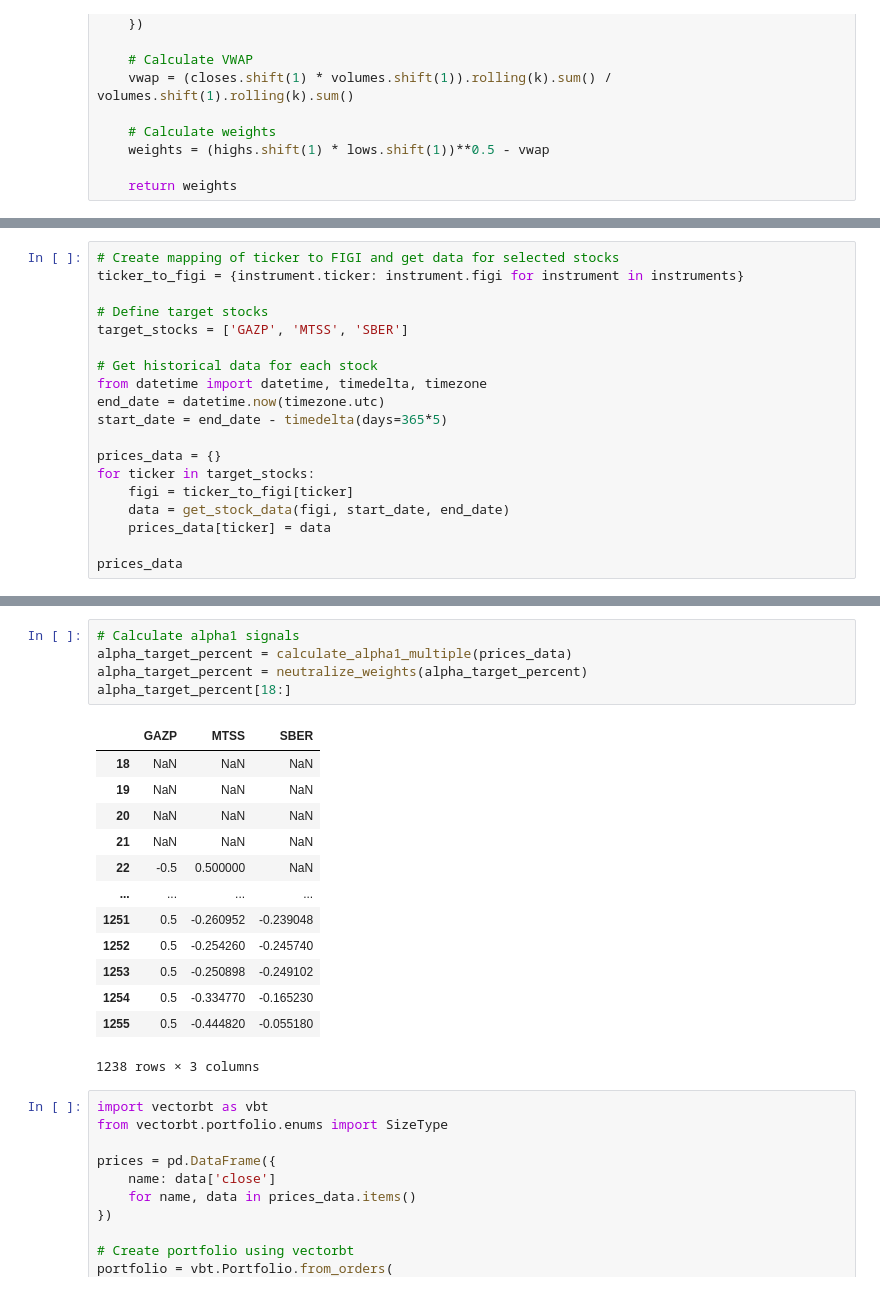
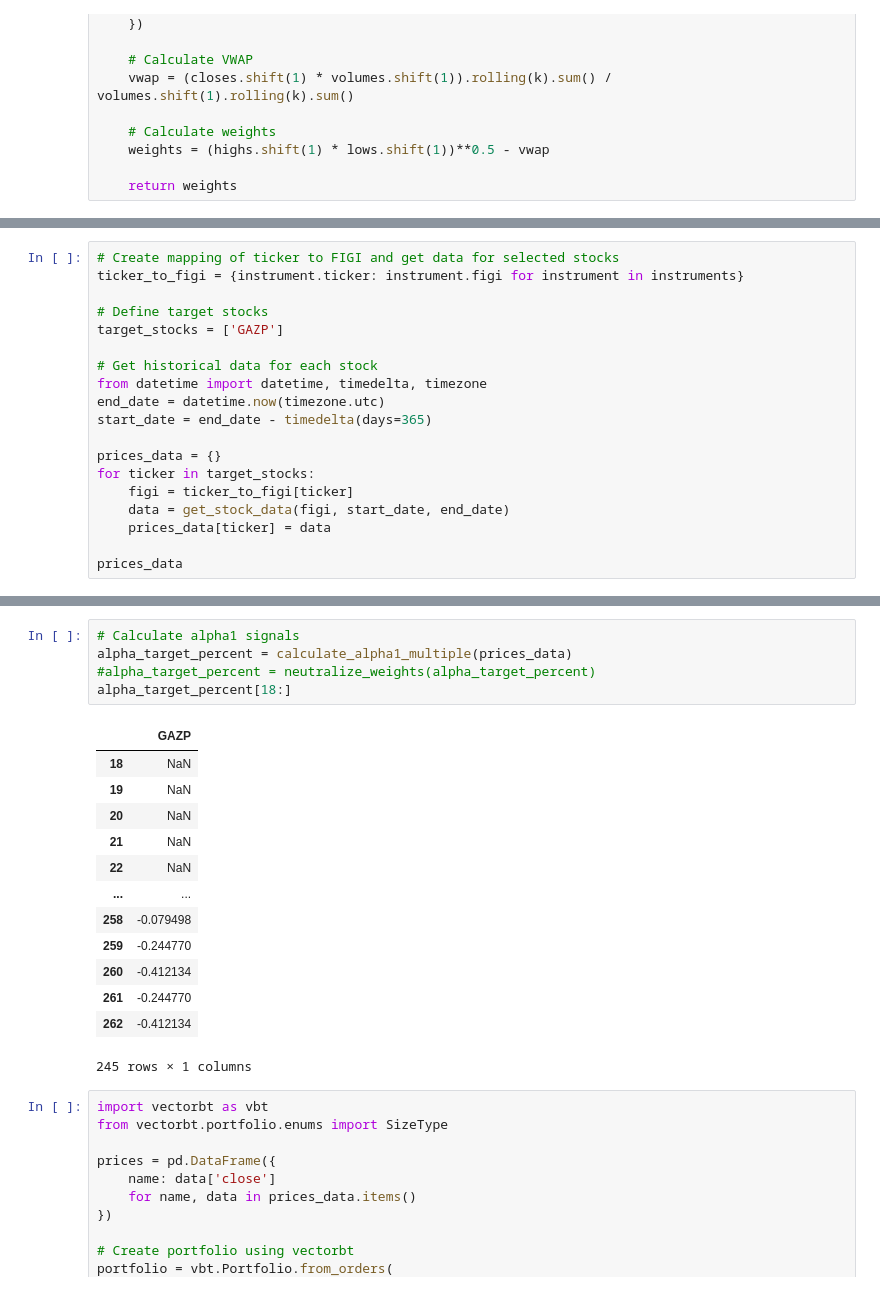
Before and after one commit to BelDim04/invest_alphas, a Jupyter notebook: tinkoff_sandbox.ipynb, the cells around one changed output, grey strips where cells are left out. Cells and saved outputs as stored; diff of their text form.

```diff
--- a/tinkoff_sandbox.ipynb
+++ b/tinkoff_sandbox.ipynb
@@ -156,12 +156,12 @@ instruments
 ticker_to_figi = {instrument.ticker: instrument.figi for instrument in instruments}
 
 # Define target stocks
-target_stocks = ['GAZP', 'MTSS', 'SBER']
+target_stocks = ['GAZP']
 
 # Get historical data for each stock
 from datetime import datetime, timedelta, timezone
 end_date = datetime.now(timezone.utc)
-start_date = end_date - timedelta(days=365*5)
+start_date = end_date - timedelta(days=365)
 
 prices_data = {}
 for ticker in target_stocks:
@@ -191,22 +188,22 @@ prices_data
 # %%
 # Calculate alpha1 signals
 alpha_target_percent = calculate_alpha1_multiple(prices_data)
-alpha_target_percent = neutralize_weights(alpha_target_percent)
+#alpha_target_percent = neutralize_weights(alpha_target_percent)
 alpha_target_percent[18:]
 # %% [output]
-|  | GAZP | MTSS | SBER |
-| 18 | NaN | NaN | NaN |
-| 19 | NaN | NaN | NaN |
-| 20 | NaN | NaN | NaN |
-| 21 | NaN | NaN | NaN |
-| 22 | -0.5 | 0.500000 | NaN |
-| ... | ... | ... | ... |
-| 1251 | 0.5 | -0.260952 | -0.239048 |
-| 1252 | 0.5 | -0.254260 | -0.245740 |
-| 1253 | 0.5 | -0.250898 | -0.249102 |
-| 1254 | 0.5 | -0.334770 | -0.165230 |
-| 1255 | 0.5 | -0.444820 | -0.055180 |
+|  | GAZP |
+| 18 | NaN |
+| 19 | NaN |
+| 20 | NaN |
+| 21 | NaN |
+| 22 | NaN |
+| ... | ... |
+| 258 | -0.079498 |
+| 259 | -0.244770 |
+| 260 | -0.412134 |
+| 261 | -0.244770 |
+| 262 | -0.412134 |
-1238 rows × 3 columns
+245 rows × 1 columns
 # %%
 import vectorbt as vbt
 from vectorbt.portfolio.enums import SizeType
```
Also changed, not shown: parts of 3 cells of this notebook, 3 other files.
